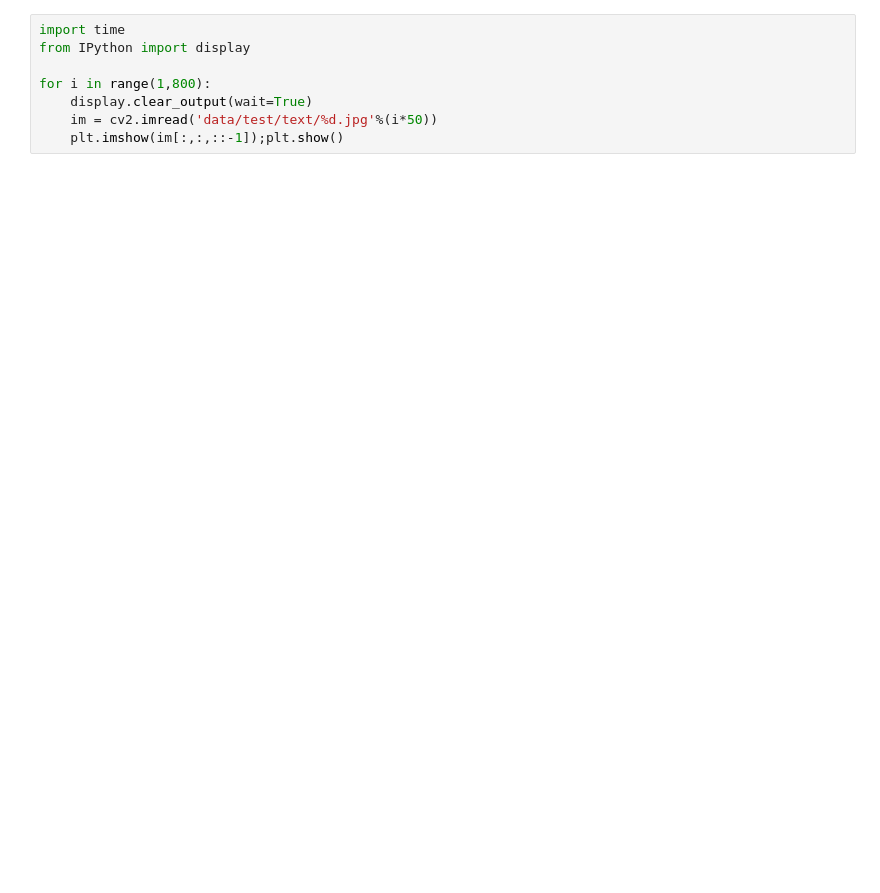
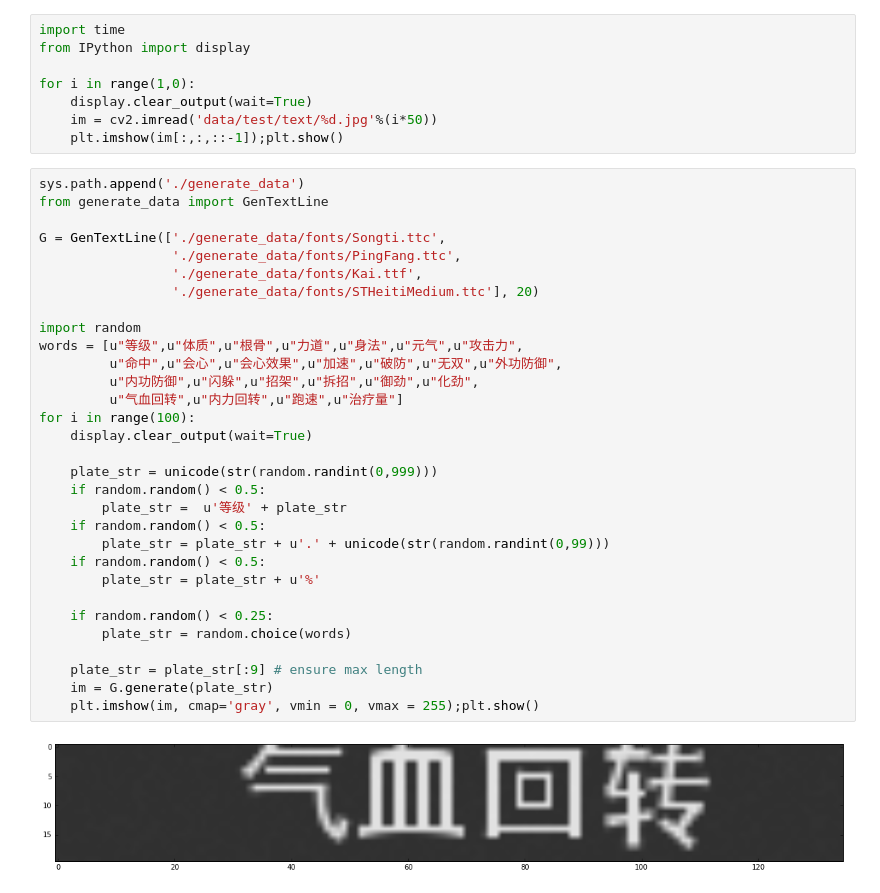
Before and after one commit to shesung/CNN-LSTM-CTC-text-recognition, a Jupyter notebook: test.ipynb, the cells around one changed output. Drawn from its saved outputs; the diff is of its cells as text; blank space fills up the shorter version.

Commit message:
add text generator

```diff
--- a/test.ipynb
+++ b/test.ipynb
@@ -59,7 +61,40 @@ time:0.127
 import time
 from IPython import display
 
-for i in range(1,800):
+for i in range(1,0):
     display.clear_output(wait=True)
     im = cv2.imread('data/test/text/%d.jpg'%(i*50))
     plt.imshow(im[:,:,::-1]);plt.show()
+# %%
+sys.path.append('./generate_data')
+from generate_data import GenTextLine
+
+G = GenTextLine(['./generate_data/fonts/Songti.ttc',
+                 './generate_data/fonts/PingFang.ttc',
+                 './generate_data/fonts/Kai.ttf',
+                 './generate_data/fonts/STHeitiMedium.ttc'], 20)
+
+import random
+words = [u"等级",u"体质",u"根骨",u"力道",u"身法",u"元气",u"攻击力",
+         u"命中",u"会心",u"会心效果",u"加速",u"破防",u"无双",u"外功防御",
+         u"内功防御",u"闪躲",u"招架",u"拆招",u"御劲",u"化劲",
+         u"气血回转",u"内力回转",u"跑速",u"治疗量"]
+for i in range(100):
+    display.clear_output(wait=True)
+
+    plate_str = unicode(str(random.randint(0,999)))
+    if random.random() < 0.5:
+        plate_str =  u'等级' + plate_str
+    if random.random() < 0.5:
+        plate_str = plate_str + u'.' + unicode(str(random.randint(0,99)))
+    if random.random() < 0.5:
+        plate_str = plate_str + u'%'
+
+    if random.random() < 0.25:
+        plate_str = random.choice(words)
+
+    plate_str = plate_str[:9] # ensure max length
+    im = G.generate(plate_str)
+    plt.imshow(im, cmap='gray', vmin = 0, vmax = 255);plt.show()
+# %% [output]
+[figure, added]
```
Also changed, not shown: parts of 3 cells of this notebook, 3 other files.
